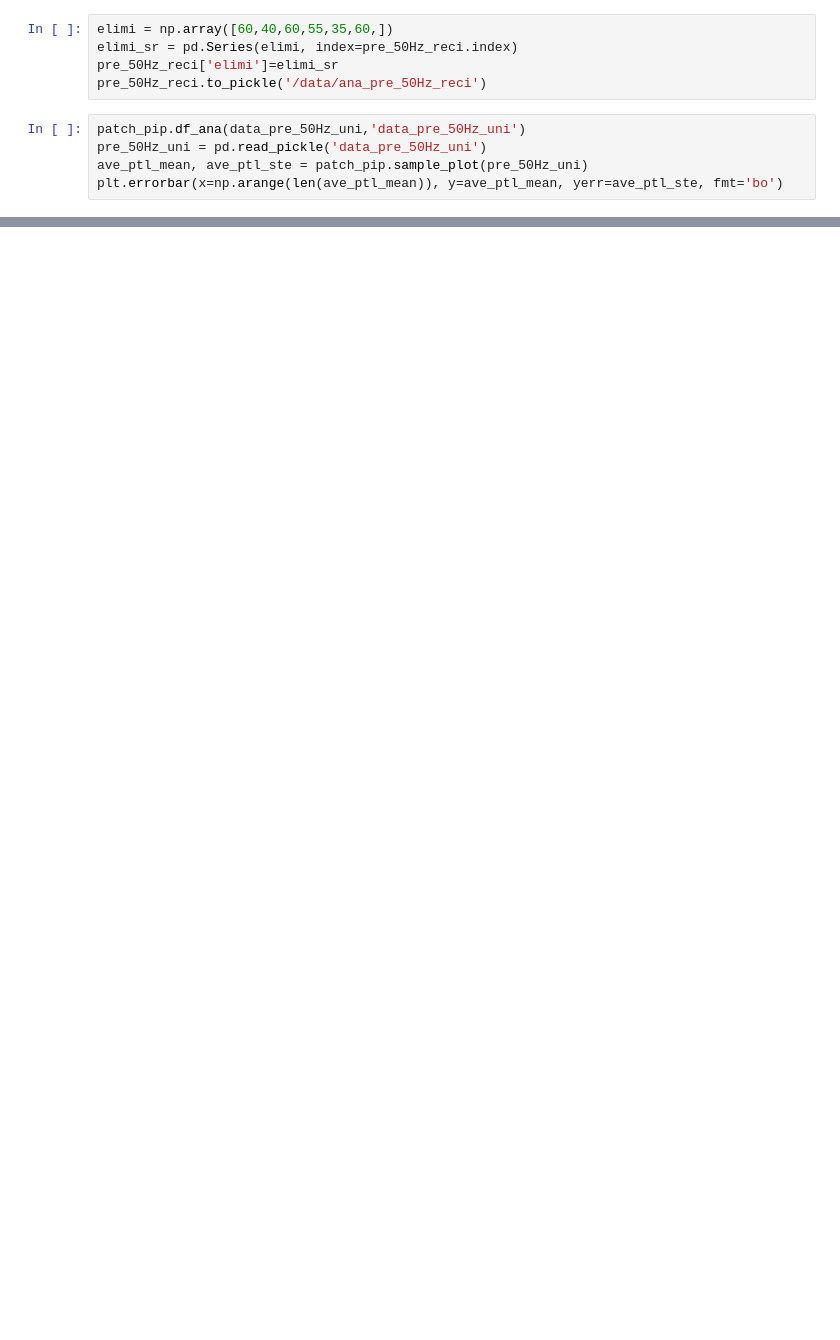
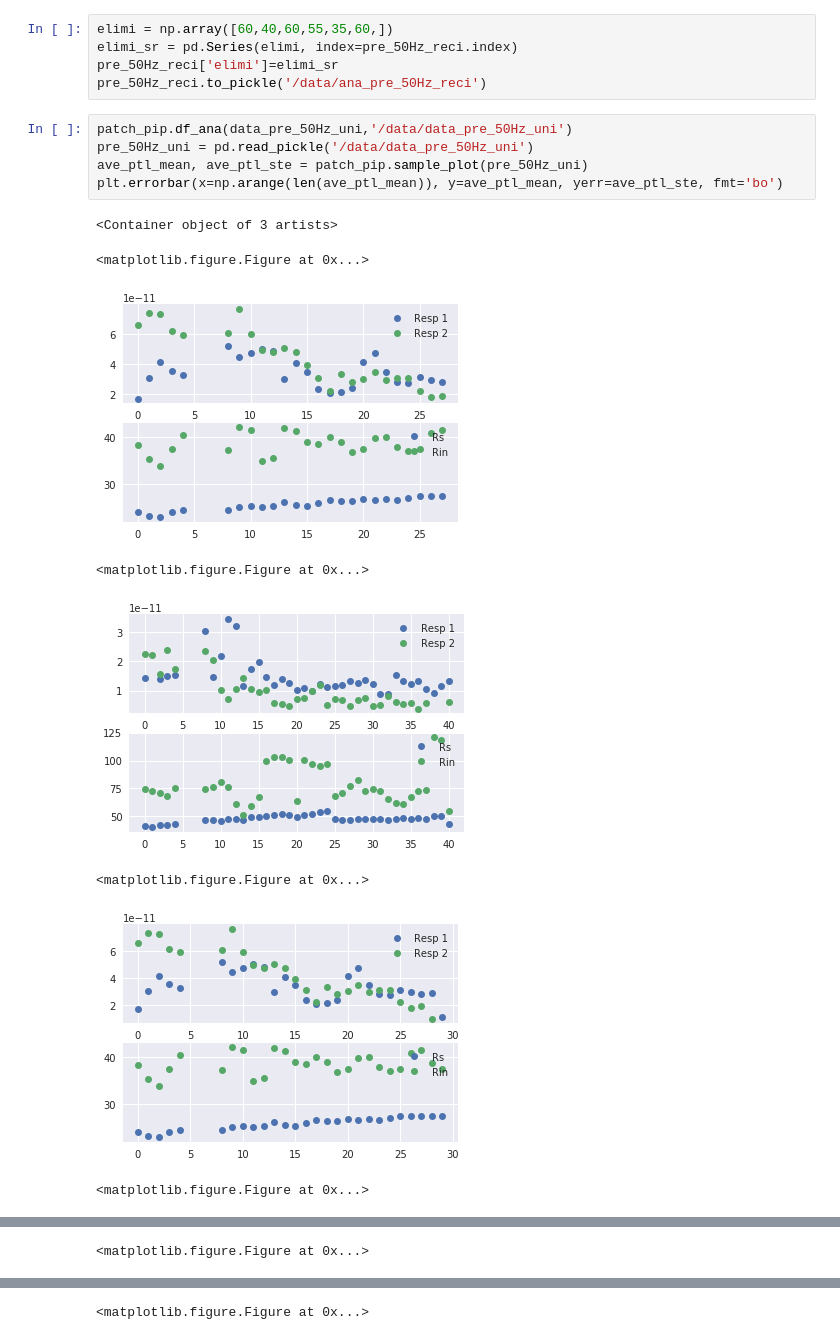
Before and after one commit to ShuangLiBCM/Patch_data_ana, a Jupyter notebook: Notebooks/Figure_pre_LTD_50.ipynb, the cells around one changed output, grey strips where cells are left out. Drawn from its saved outputs; the diff is of its cells as text; blank space fills up the shorter version.

```diff
--- a/Notebooks/Figure_pre_LTD_50.ipynb
+++ b/Notebooks/Figure_pre_LTD_50.ipynb
@@ -95,7 +69,16 @@ elimi_sr = pd.Series(elimi, index=pre_50Hz_reci.index)
 pre_50Hz_reci['elimi']=elimi_sr
 pre_50Hz_reci.to_pickle('/data/ana_pre_50Hz_reci')
 # %%
-patch_pip.df_ana(data_pre_50Hz_uni,'data_pre_50Hz_uni')
-pre_50Hz_uni = pd.read_pickle('data_pre_50Hz_uni')
+patch_pip.df_ana(data_pre_50Hz_uni,'/data/data_pre_50Hz_uni')
+pre_50Hz_uni = pd.read_pickle('/data/data_pre_50Hz_uni')
 ave_ptl_mean, ave_ptl_ste = patch_pip.sample_plot(pre_50Hz_uni)
 plt.errorbar(x=np.arange(len(ave_ptl_mean)), y=ave_ptl_mean, yerr=ave_ptl_ste, fmt='bo')
+# %% [output]
+<Container object of 3 artists>
+<matplotlib.figure.Figure at 0x...>
+[figure, added]
+<matplotlib.figure.Figure at 0x...>
+[figure, added]
+<matplotlib.figure.Figure at 0x...>
+[figure, added]
+<matplotlib.figure.Figure at 0x...>
@@ -101,0 +86 @@ plt.errorbar(x=np.arange(len(ave_ptl_mean)), y=ave_ptl_mean, yerr=ave_ptl_ste, f
+<matplotlib.figure.Figure at 0x...>
@@ -101,0 +88 @@ plt.errorbar(x=np.arange(len(ave_ptl_mean)), y=ave_ptl_mean, yerr=ave_ptl_ste, f
+<matplotlib.figure.Figure at 0x...>
```
Also changed, not shown: parts of 6 cells of this notebook, 18 other files.
